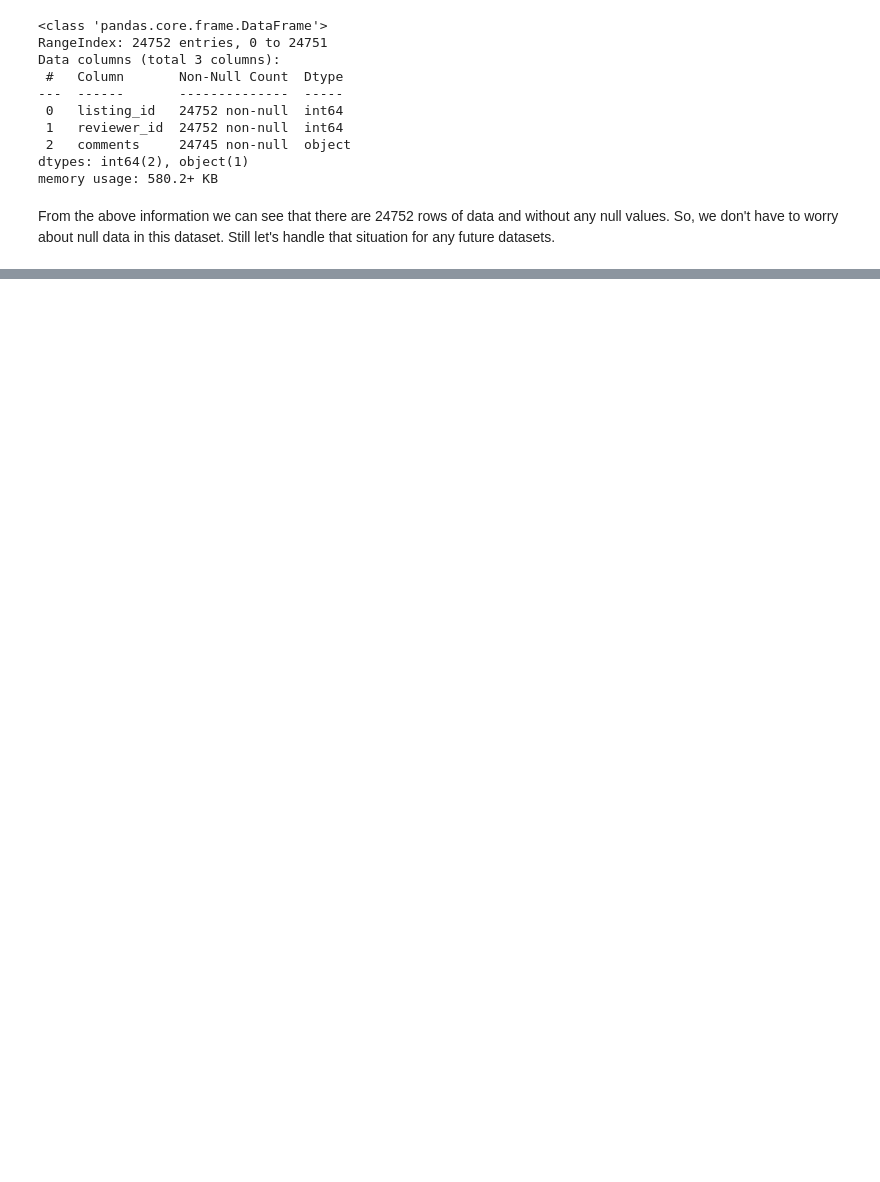
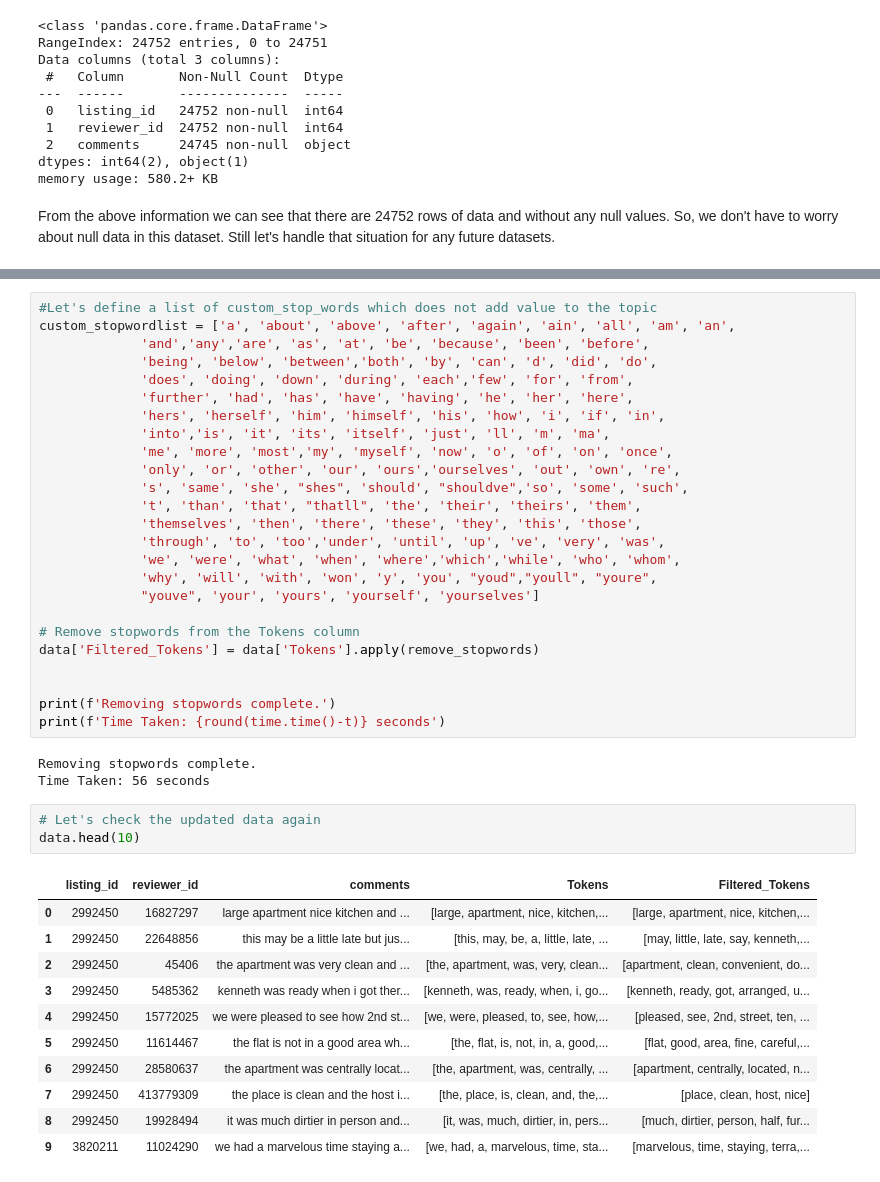
Before and after one commit to krishanuc/CapstoneSentimentAnalysis, a Jupyter notebook: TopicModeling_SentimentAnalysis.ipynb, the cells around one changed output, grey strips where cells are left out. Cells and saved outputs as stored; diff of their text form; blank space fills up the shorter version.

```diff
--- a/TopicModeling_SentimentAnalysis.ipynb
+++ b/TopicModeling_SentimentAnalysis.ipynb
@@ -153,0 +301,43 @@ Missing values found in the dataset.
+# %%
+#Let's define a list of custom_stop_words which does not add value to the topic
+custom_stopwordlist = ['a', 'about', 'above', 'after', 'again', 'ain', 'all', 'am', 'an',
+             'and','any','are', 'as', 'at', 'be', 'because', 'been', 'before',
+             'being', 'below', 'between','both', 'by', 'can', 'd', 'did', 'do',
+             'does', 'doing', 'down', 'during', 'each','few', 'for', 'from',
+             'further', 'had', 'has', 'have', 'having', 'he', 'her', 'here',
+             'hers', 'herself', 'him', 'himself', 'his', 'how', 'i', 'if', 'in',
+             'into','is', 'it', 'its', 'itself', 'just', 'll', 'm', 'ma',
+             'me', 'more', 'most','my', 'myself', 'now', 'o', 'of', 'on', 'once',
+             'only', 'or', 'other', 'our', 'ours','ourselves', 'out', 'own', 're',
+             's', 'same', 'she', "shes", 'should', "shouldve",'so', 'some', 'such',
+             't', 'than', 'that', "thatll", 'the', 'their', 'theirs', 'them',
+             'themselves', 'then', 'there', 'these', 'they', 'this', 'those',
+             'through', 'to', 'too','under', 'until', 'up', 've', 'very', 'was',
+             'we', 'were', 'what', 'when', 'where','which','while', 'who', 'whom',
+             'why', 'will', 'with', 'won', 'y', 'you', "youd","youll", "youre",
+             "youve", 'your', 'yours', 'yourself', 'yourselves']
+
+# Remove stopwords from the Tokens column
+data['Filtered_Tokens'] = data['Tokens'].apply(remove_stopwords)
+
+
+print(f'Removing stopwords complete.')
+print(f'Time Taken: {round(time.time()-t)} seconds')
+# %% [output]
+Removing stopwords complete.
+Time Taken: 56 seconds
+# %%
+# Let's check the updated data again
+data.head(10)
+# %% [output]
+|  | listing_id | reviewer_id | comments | Tokens | Filtered_Tokens |
+| 0 | 2992450 | 16827297 | large apartment nice kitchen and ... | [large, apartment, nice, kitchen,... | [large, apartment, nice, kitchen,... |
+| 1 | 2992450 | 22648856 | this may be a little late but jus... | [this, may, be, a, little, late, ... | [may, little, late, say, kenneth,... |
+| 2 | 2992450 | 45406 | the apartment was very clean and ... | [the, apartment, was, very, clean... | [apartment, clean, convenient, do... |
+| 3 | 2992450 | 5485362 | kenneth was ready when i got ther... | [kenneth, was, ready, when, i, go... | [kenneth, ready, got, arranged, u... |
+| 4 | 2992450 | 15772025 | we were pleased to see how 2nd st... | [we, were, pleased, to, see, how,... | [pleased, see, 2nd, street, ten, ... |
+| 5 | 2992450 | 11614467 | the flat is not in a good area wh... | [the, flat, is, not, in, a, good,... | [flat, good, area, fine, careful,... |
+| 6 | 2992450 | 28580637 | the apartment was centrally locat... | [the, apartment, was, centrally, ... | [apartment, centrally, located, n... |
+| 7 | 2992450 | 413779309 | the place is clean and the host i... | [the, place, is, clean, and, the,... | [place, clean, host, nice] |
+| 8 | 2992450 | 19928494 | it was much dirtier in person and... | [it, was, much, dirtier, in, pers... | [much, dirtier, person, half, fur... |
+| 9 | 3820211 | 11024290 | we had a marvelous time staying a... | [we, had, a, marvelous, time, sta... | [marvelous, time, staying, terra,... |
```
Also changed, not shown: parts of 17 cells of this notebook.
